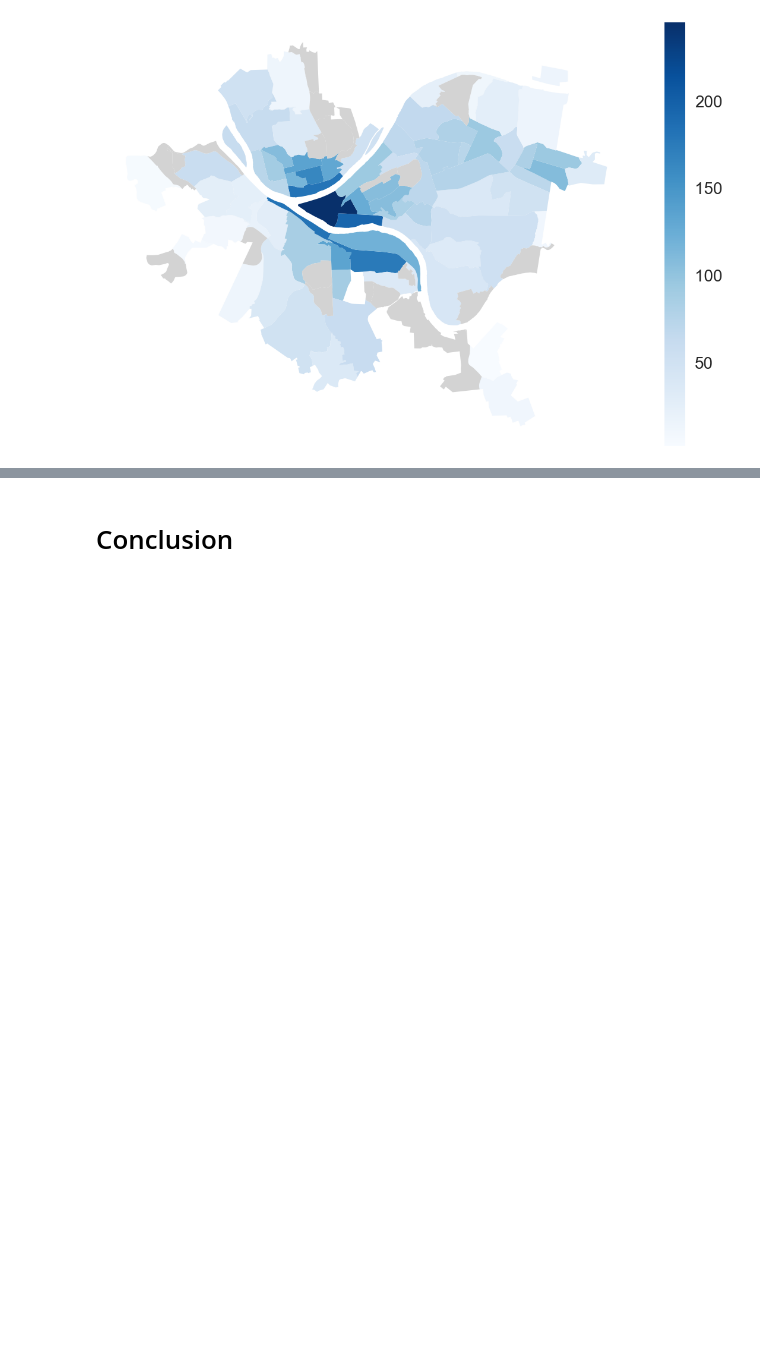
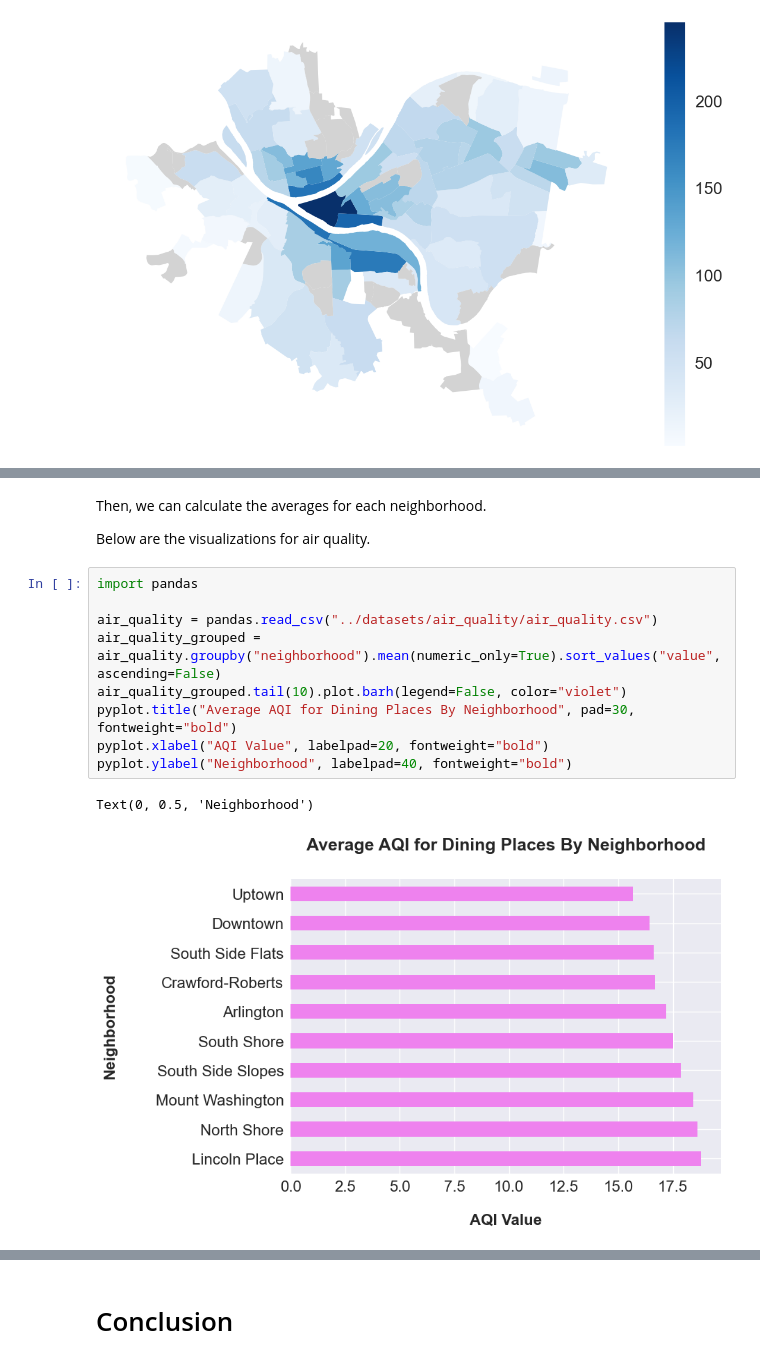
Before and after one commit to Bejofo/CMPINFO_0010_Final_Project, a Jupyter notebook: notebooks/Jason.ipynb, the cells around one changed output, grey strips where cells are left out. Cells and saved outputs as stored; diff of their text form; blank space fills up the shorter version.

```diff
--- a/notebooks/Jason.ipynb
+++ b/notebooks/Jason.ipynb
@@ -499,0 +602,16 @@ pyplot.axis("off")
+# %% [markdown]
+Then, we can calculate the averages for each neighborhood.
+
+Below are the visualizations for air quality.
+# %%
+import pandas
+
+air_quality = pandas.read_csv("../datasets/air_quality/air_quality.csv")
+air_quality_grouped = air_quality.groupby("neighborhood").mean(numeric_only=True).sort_values("value", ascending=False)
+air_quality_grouped.tail(10).plot.barh(legend=False, color="violet")
+pyplot.title("Average AQI for Dining Places By Neighborhood", pad=30, fontweight="bold")
+pyplot.xlabel("AQI Value", labelpad=20, fontweight="bold")
+pyplot.ylabel("Neighborhood", labelpad=40, fontweight="bold")
+# %% [output]
+Text(0, 0.5, 'Neighborhood')
+[figure, added]
```
Also changed, not shown: parts of 20 cells of this notebook, 8 other files.
